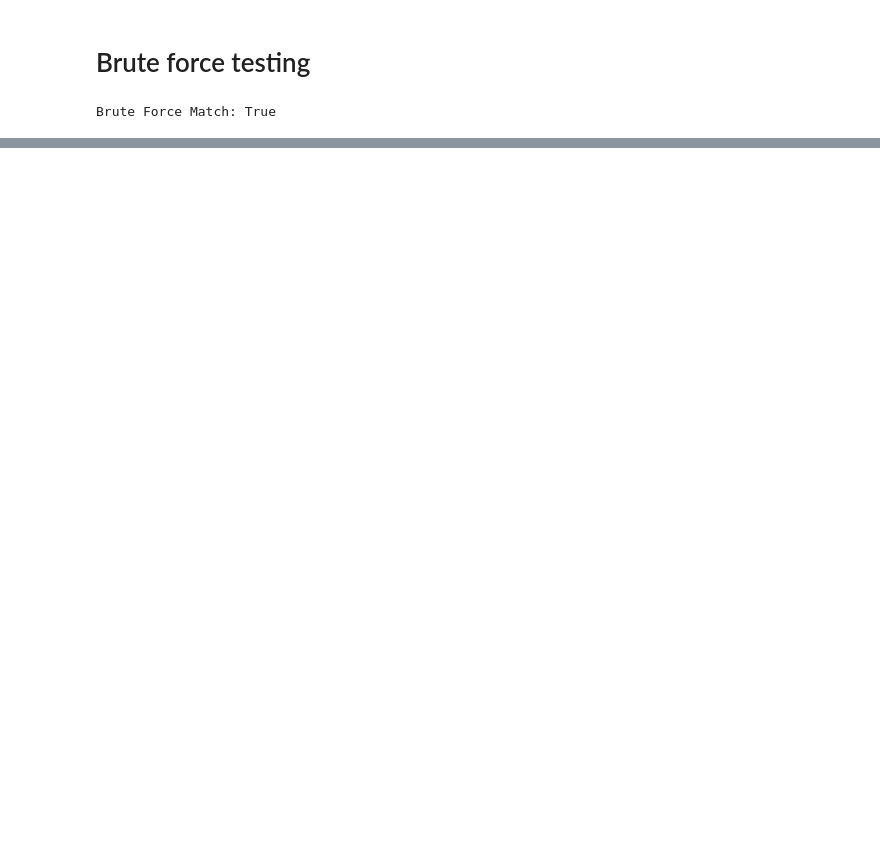
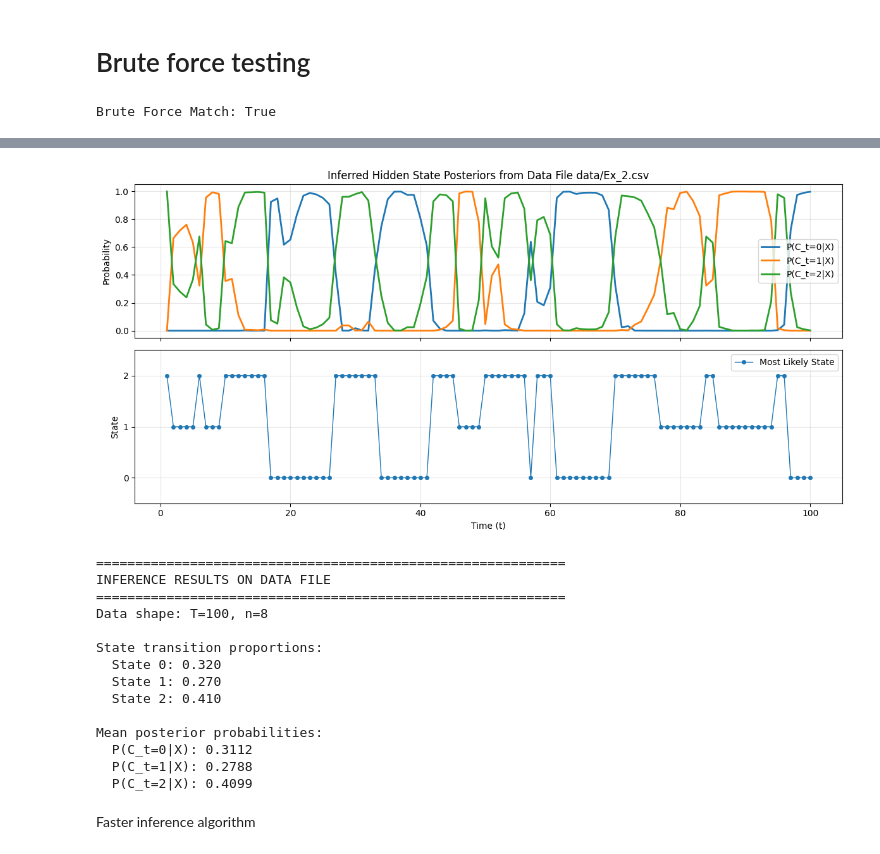
Before and after one commit to JeppeBondeBakkensen/ModCom, a Jupyter notebook: del1.ipynb, the cells around one changed output, grey strips where cells are left out. Saved outputs shown, nothing was run; the diff lists cells and outputs as text; code cells hidden in the pictures; blank space fills up the shorter version.

```diff
--- a/del1.ipynb
+++ b/del1.ipynb
@@ -564,3 +508,64 @@ def load_data(filepath):
     assert np.array_equal(t, np.arange(1, T + 1))  # t = 1, ..., T
     assert (X >= 0).all()  # Check all X >= 0
     return df, t, X, T, n
+# %%
+# Load data from file and run inference
+file_path = "data/Ex_2.csv"
+df_data, t_data, X_data, T_data, n_data = load_data(file_path)
+
+# Run inference on the loaded data
+post_c_data, post_z_data = inference(X_data, T_data, n_data, beta, gamma, alpha, lambda0, lambda1)
+
+# Visualize the inferred hidden state C_t
+fig, axes = plt.subplots(2, 1, figsize=(12, 6), sharex=True)
+
+# Plot 1: Posterior probabilities for each state
+for c in range(3):
+    axes[0].plot(t_data, post_c_data[:, c], label=f"P(C_t={c}|X)", linewidth=2)
+axes[0].set_ylabel("Probability")
+axes[0].set_title(f"Inferred Hidden State Posteriors from Data File {file_path}")
+axes[0].legend()
+axes[0].grid(True, alpha=0.3)
+
+# Plot 2: Most likely state at each time
+most_likely_state = np.argmax(post_c_data, axis=1)
+axes[1].plot(t_data, most_likely_state, marker="o", markersize=4, linewidth=1, label="Most Likely State")
+axes[1].set_ylabel("State")
+axes[1].set_xlabel("Time (t)")
+axes[1].set_ylim(-0.5, 2.5)
+axes[1].set_yticks([0, 1, 2])
+axes[1].grid(True, alpha=0.3)
+axes[1].legend()
+
+plt.tight_layout()
+plt.show()
+
+# Print summary statistics
+print("=" * 60)
+print("INFERENCE RESULTS ON DATA FILE")
+print("=" * 60)
+print(f"Data shape: T={T_data}, n={n_data}")
+print(f"\nState transition proportions:")
+for c in range(3):
+    print(f"  State {c}: {np.mean(most_likely_state == c):.3f}")
+print(f"\nMean posterior probabilities:")
+for c in range(3):
+    print(f"  P(C_t={c}|X): {np.mean(post_c_data[:, c]):.4f}")
+# %% [output]
+[figure, new version]
+============================================================
+INFERENCE RESULTS ON DATA FILE
+============================================================
+Data shape: T=100, n=8
+
+State transition proportions:
+  State 0: 0.320
+  State 1: 0.270
+  State 2: 0.410
+
+Mean posterior probabilities:
+  P(C_t=0|X): 0.3112
+  P(C_t=1|X): 0.2788
+  P(C_t=2|X): 0.4099
+# %% [markdown]
+Faster inference algorithm
```
Also changed, not shown: parts of 10 cells of this notebook, 3 other files.
